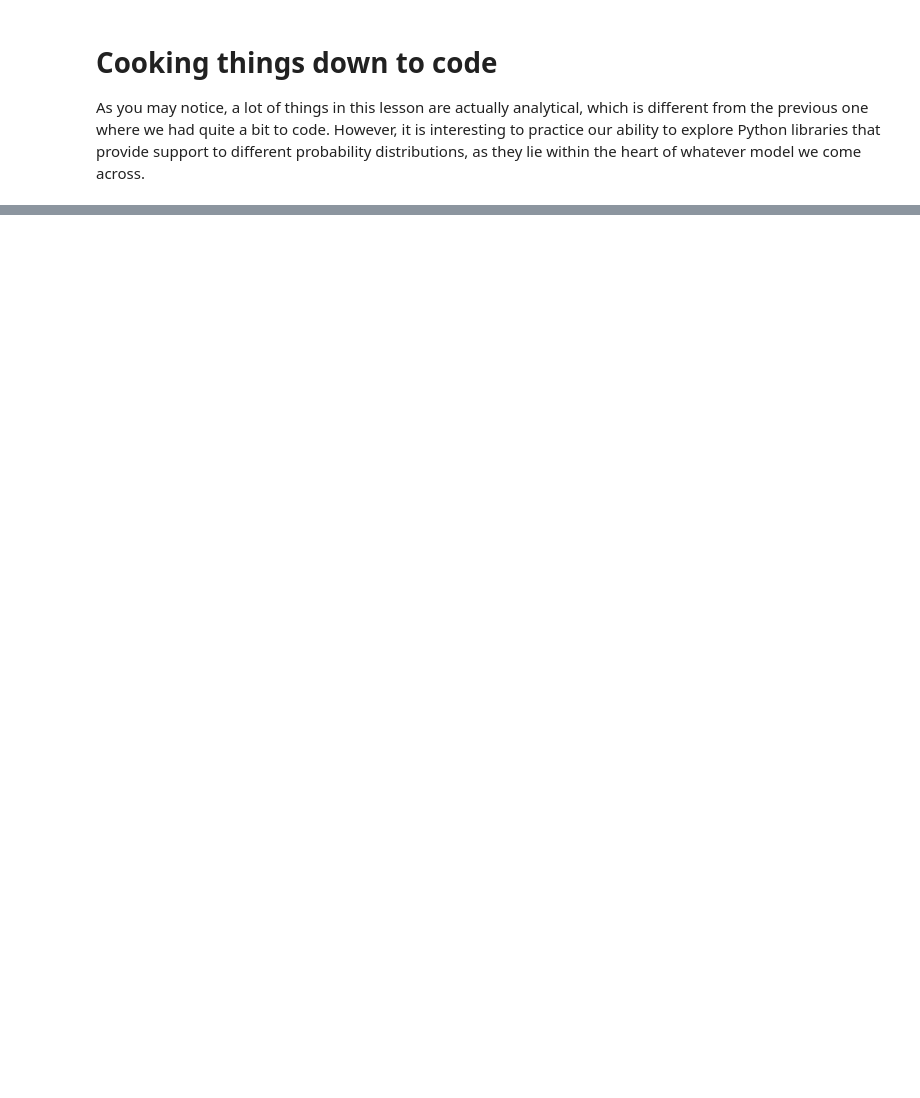
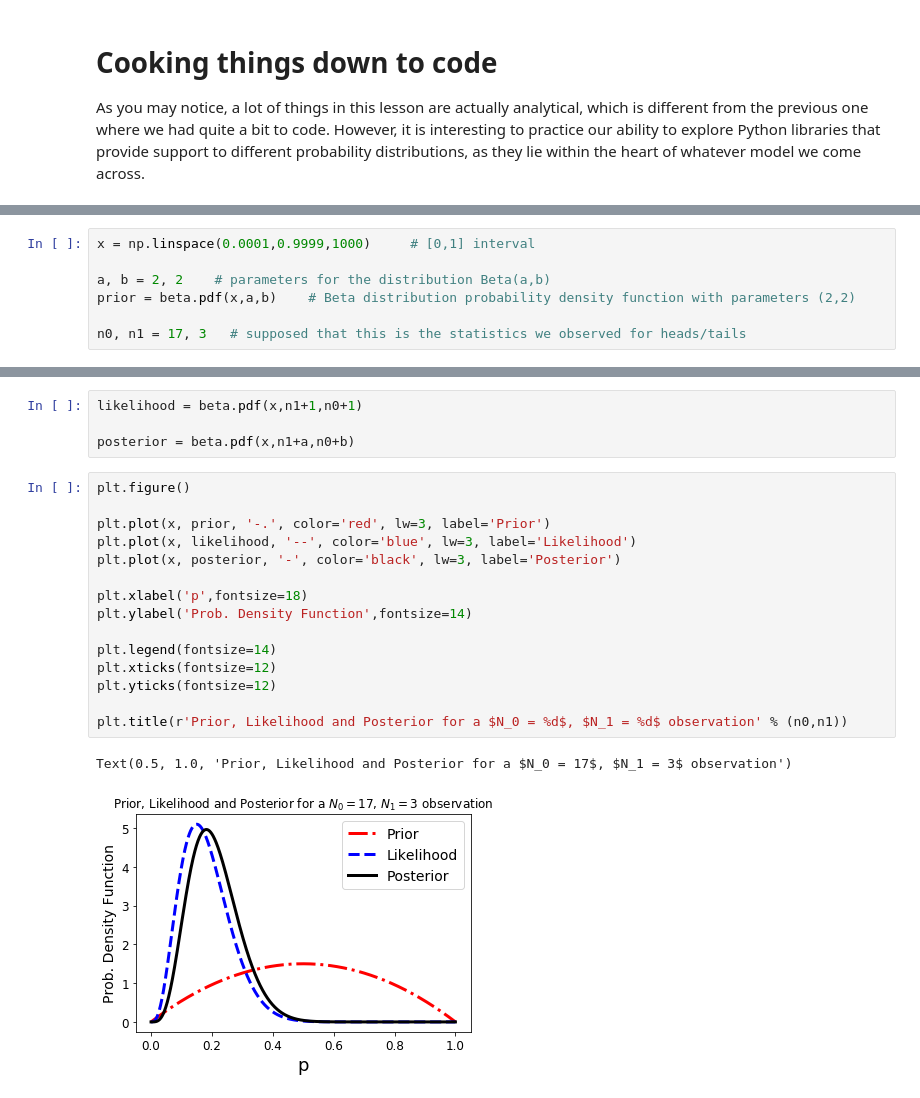
Before and after one commit to brunoricardi/PyStochasticML, a Jupyter notebook: Lesson02/StochasticML_Lesson02.ipynb, the cells around one changed output, grey strips where cells are left out. Drawn from its saved outputs; the diff is of its cells as text; blank space fills up the shorter version.

```diff
--- a/Lesson02/StochasticML_Lesson02.ipynb
+++ b/Lesson02/StochasticML_Lesson02.ipynb
@@ -107,0 +150,7 @@ As you may notice, a lot of things in this lesson are actually analytical, which
+# %%
+x = np.linspace(0.0001,0.9999,1000)     # [0,1] interval
+
+a, b = 2, 2    # parameters for the distribution Beta(a,b)
+prior = beta.pdf(x,a,b)    # Beta distribution probability density function with parameters (2,2)
+
+n0, n1 = 17, 3   # supposed that this is the statistics we observed for heads/tails
@@ -107,0 +167,22 @@ As you may notice, a lot of things in this lesson are actually analytical, which
+# %%
+likelihood = beta.pdf(x,n1+1,n0+1)
+
+posterior = beta.pdf(x,n1+a,n0+b)
+# %%
+plt.figure()
+
+plt.plot(x, prior, '-.', color='red', lw=3, label='Prior')
+plt.plot(x, likelihood, '--', color='blue', lw=3, label='Likelihood')
+plt.plot(x, posterior, '-', color='black', lw=3, label='Posterior')
+
+plt.xlabel('p',fontsize=18)
+plt.ylabel('Prob. Density Function',fontsize=14)
+
+plt.legend(fontsize=14)
+plt.xticks(fontsize=12)
+plt.yticks(fontsize=12)
+
+plt.title(r'Prior, Likelihood and Posterior for a $N_0 = %d$, $N_1 = %d$ observation' % (n0,n1))
+# %% [output]
+Text(0.5, 1.0, 'Prior, Likelihood and Posterior for a $N_0 = 17$, $N_1 = 3$ observation')
+[figure, added]
```
Also changed, not shown: parts of 16 cells of this notebook.
